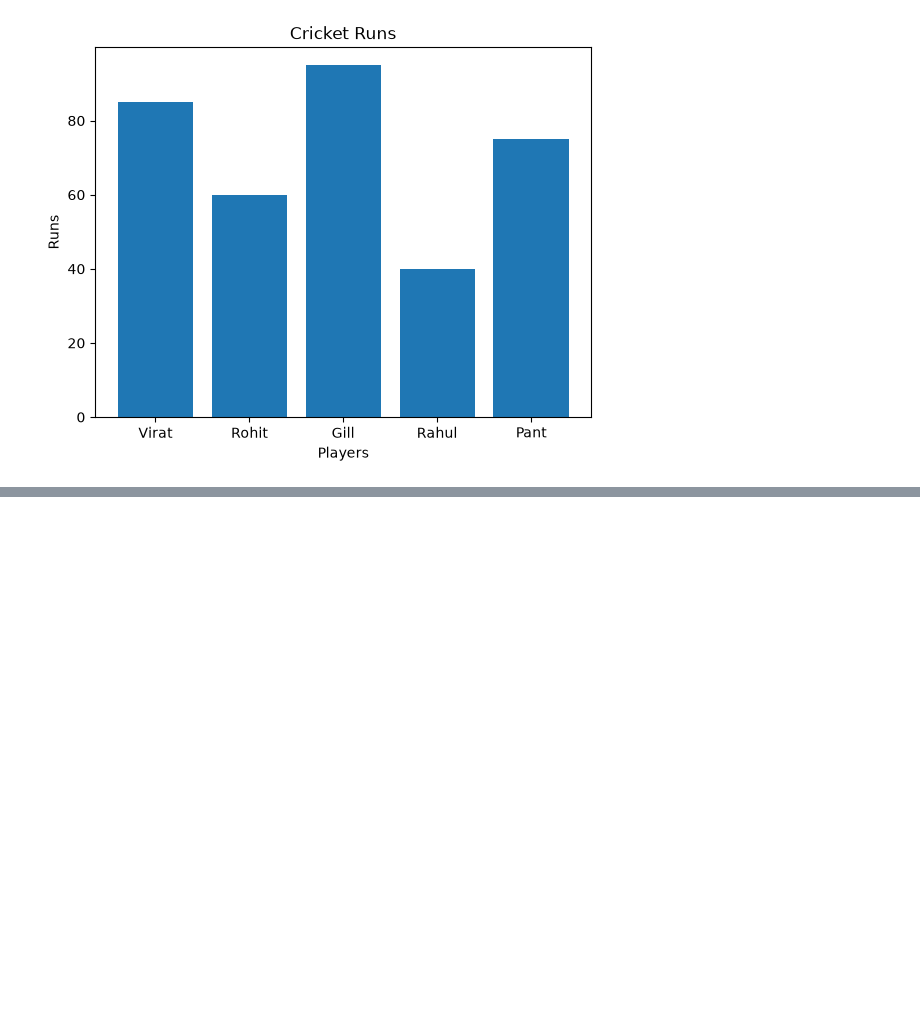
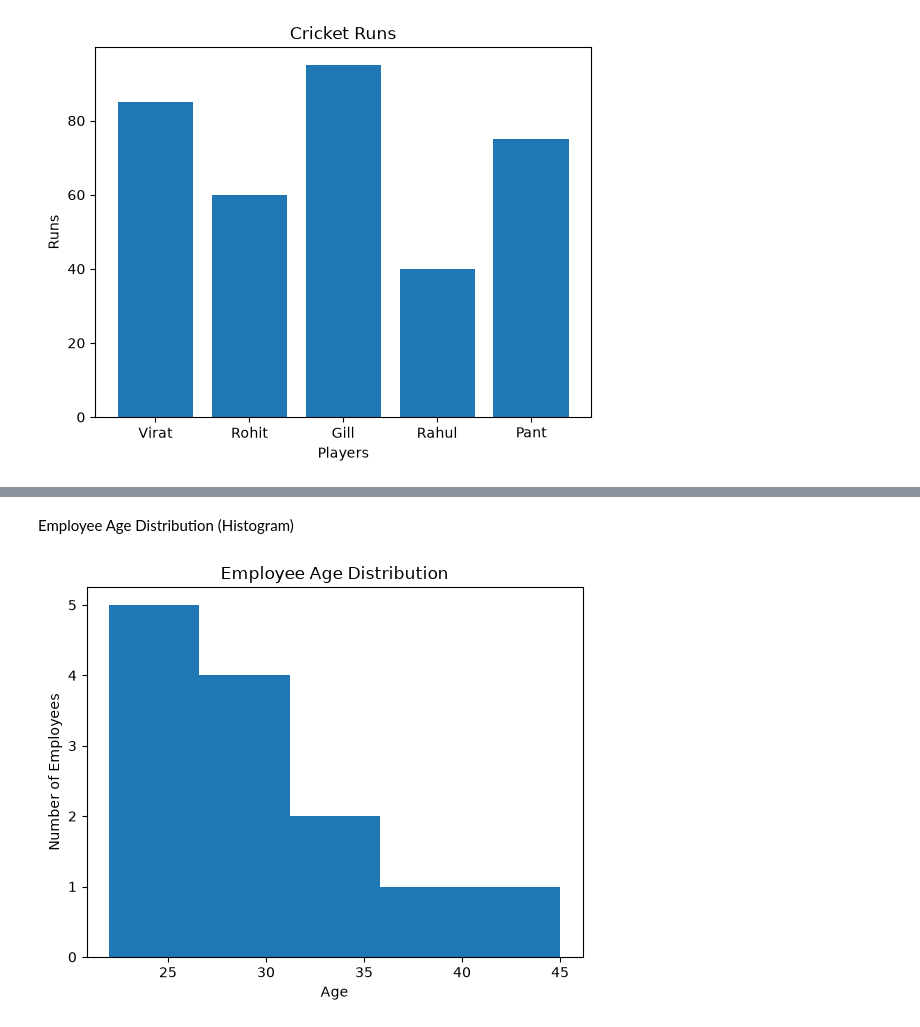
Before and after one commit to ayshamehek/Python-Data-Science-Libraries-, a Jupyter notebook: scikit_learn/intro.ipynb, the cells around one changed output, grey strips where cells are left out. Saved outputs shown, nothing was run; the diff lists cells and outputs as text; code cells hidden in the pictures; blank space fills up the shorter version.

```diff
--- a/scikit_learn/intro.ipynb
+++ b/scikit_learn/intro.ipynb
@@ -171,0 +206,16 @@ plt.show()
+# %% [markdown]
+Employee Age Distribution (Histogram)
+# %%
+import matplotlib.pyplot as plt
+
+ages = [22, 24, 25, 26, 28, 30, 31, 32, 35, 40, 45, 26, 29]
+
+plt.hist(ages, bins=5)
+
+plt.title("Employee Age Distribution")
+plt.xlabel("Age")
+plt.ylabel("Number of Employees")
+
+plt.show()
+# %% [output]
+[figure, added]
```
Also changed, not shown: parts of 6 cells of this notebook.
